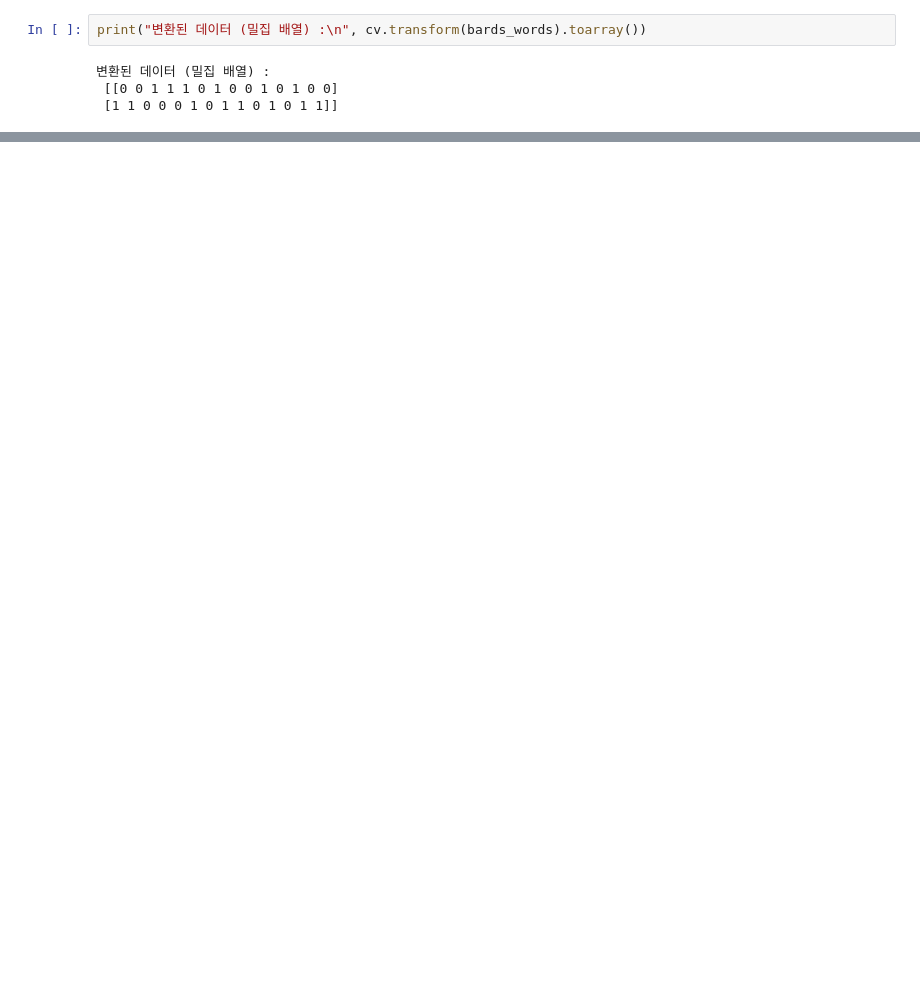
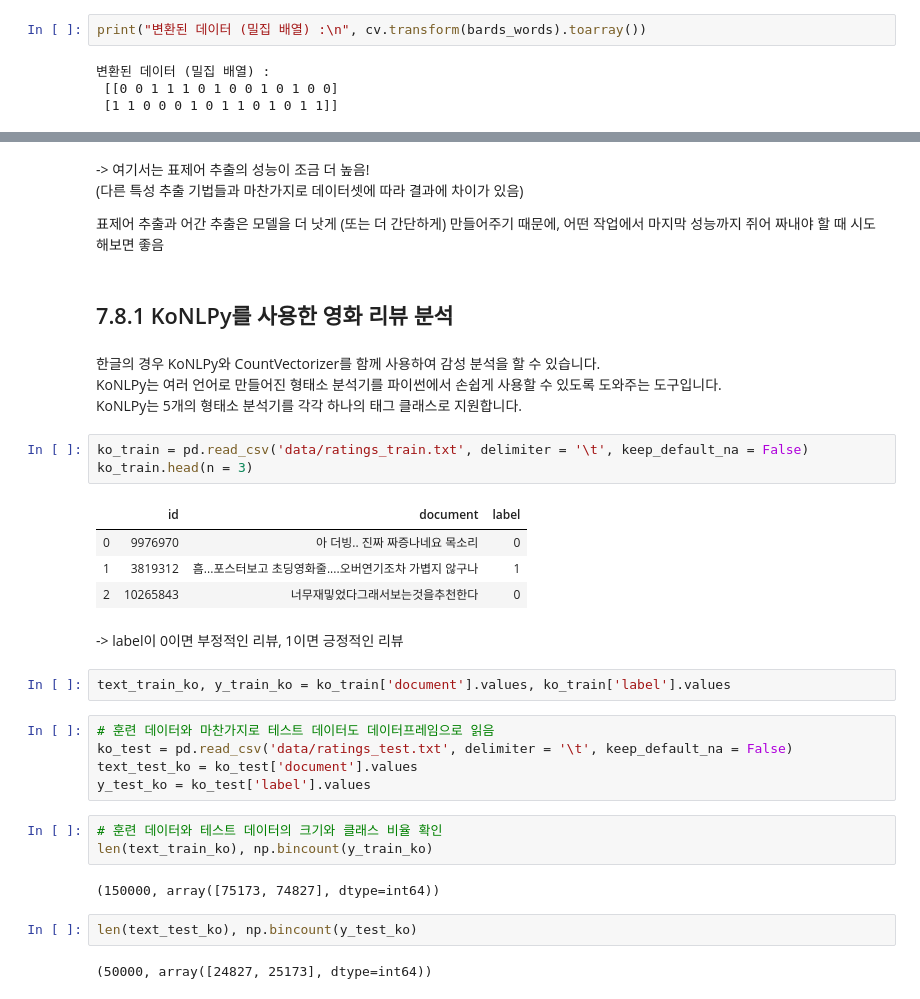
Before and after one commit to hyooo1017/Review, a Jupyter notebook: Introduction to Machine Learning with Python/7장. 텍스트 데이터 다루기.ipynb, the cells around one changed output, grey strips where cells are left out. Cells and saved outputs as stored; diff of their text form; blank space fills up the shorter version.

```diff
--- a/Introduction to Machine Learning with Python/7장. 텍스트 데이터 다루기.ipynb
+++ b/Introduction to Machine Learning with Python/7장. 텍스트 데이터 다루기.ipynb
@@ -516,0 +681,37 @@ plt.ylim(-22, 22)
+# %% [markdown]
+-> 여기서는 표제어 추출의 성능이 조금 더 높음!
+(다른 특성 추출 기법들과 마찬가지로 데이터셋에 따라 결과에 차이가 있음)
+
+표제어 추출과 어간 추출은 모델을 더 낫게 (또는 더 간단하게) 만들어주기 때문에, 어떤 작업에서 마지막 성능까지 쥐어 짜내야 할 때 시도해보면 좋음
+# %% [markdown]
+## 7.8.1 KoNLPy를 사용한 영화 리뷰 분석
+# %% [markdown]
+한글의 경우 KoNLPy와 CountVectorizer를 함께 사용하여 감성 분석을 할 수 있습니다.
+KoNLPy는 여러 언어로 만들어진 형태소 분석기를 파이썬에서 손쉽게 사용할 수 있도록 도와주는 도구입니다.
+KoNLPy는 5개의 형태소 분석기를 각각 하나의 태그 클래스로 지원합니다.
+# %%
+ko_train = pd.read_csv('data/ratings_train.txt', delimiter = '\t', keep_default_na = False)
+ko_train.head(n = 3)
+# %% [output]
+|  | id | document | label |
+| 0 | 9976970 | 아 더빙.. 진짜 짜증나네요 목소리 | 0 |
+| 1 | 3819312 | 흠...포스터보고 초딩영화줄....오버연기조차 가볍지 않구나 | 1 |
+| 2 | 10265843 | 너무재밓었다그래서보는것을추천한다 | 0 |
+# %% [markdown]
+-> label이 0이면 부정적인 리뷰, 1이면 긍정적인 리뷰
+# %%
+text_train_ko, y_train_ko = ko_train['document'].values, ko_train['label'].values
+# %%
+# 훈련 데이터와 마찬가지로 테스트 데이터도 데이터프레임으로 읽음
+ko_test = pd.read_csv('data/ratings_test.txt', delimiter = '\t', keep_default_na = False)
+text_test_ko = ko_test['document'].values
+y_test_ko = ko_test['label'].values
+# %%
+# 훈련 데이터와 테스트 데이터의 크기와 클래스 비율 확인
+len(text_train_ko), np.bincount(y_train_ko)
+# %% [output]
+(150000, array([75173, 74827], dtype=int64))
+# %%
+len(text_test_ko), np.bincount(y_test_ko)
+# %% [output]
+(50000, array([24827, 25173], dtype=int64))
```
Also changed, not shown: parts of 58 cells of this notebook.
